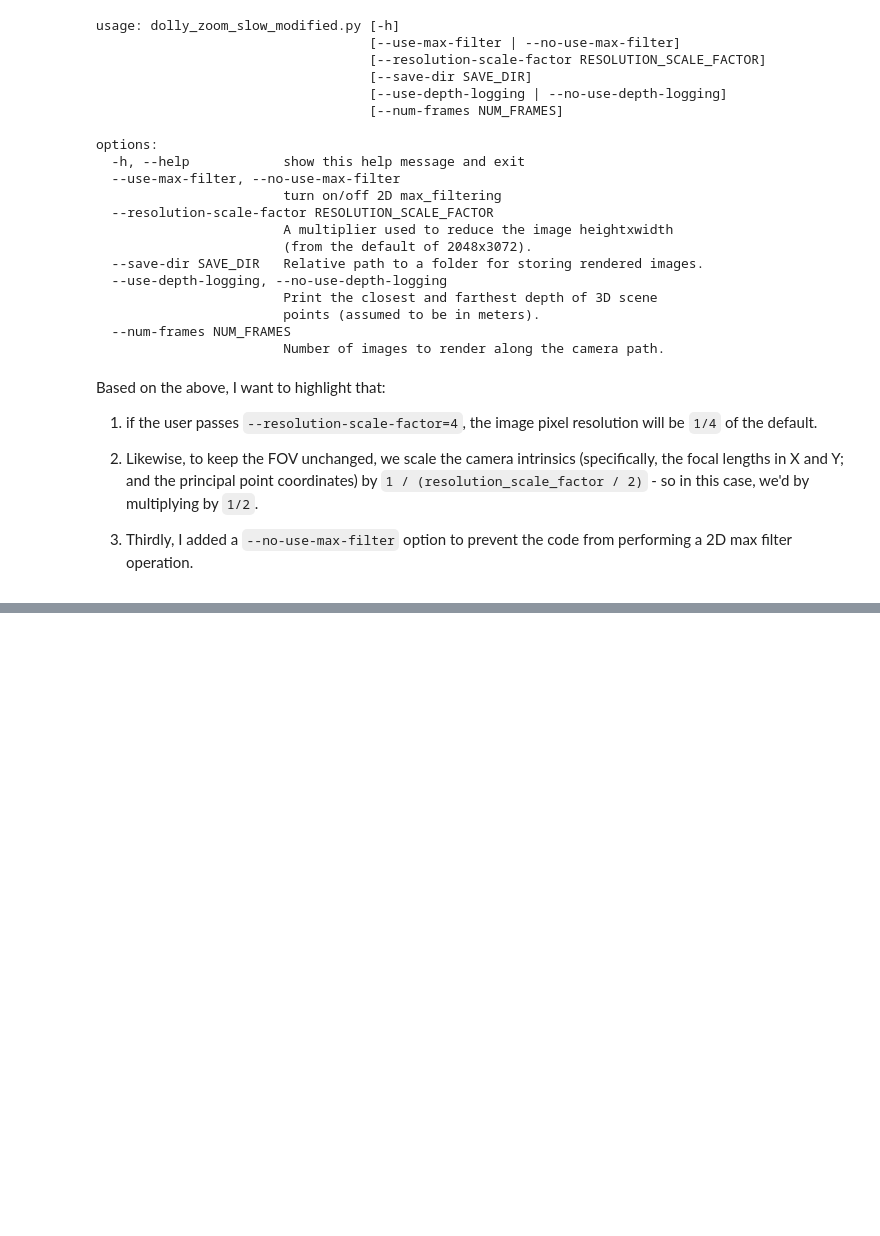
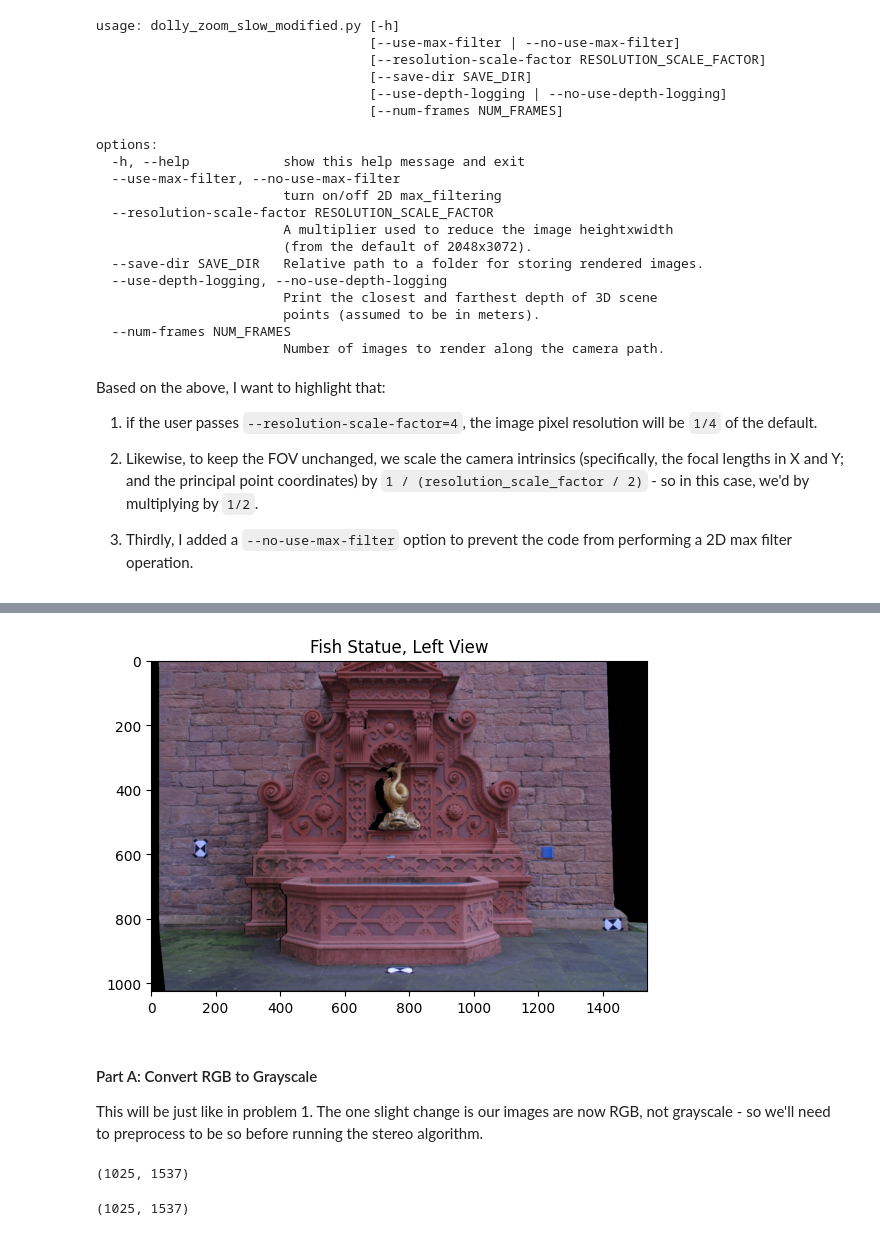
Before and after one commit to sraza-onshape/samaj-3d, a Jupyter notebook: src/experiments_hw2.ipynb, the cells around one changed output, grey strips where cells are left out. Saved outputs shown, nothing was run; the diff lists cells and outputs as text; code cells hidden in the pictures; blank space fills up the shorter version.

```diff
--- a/src/experiments_hw2.ipynb
+++ b/src/experiments_hw2.ipynb
@@ -605,0 +688,10 @@ For rendering, I tried to keep the extrinsic parameters simple:
+# %%
+plt.imshow(left_fish_image)
+plt.title("Fish Statue, Left View")
+plt.show()
+# %% [output]
+[figure, added]
+# %% [markdown]
+#### Part A: Convert RGB to Grayscale
+
+This will be just like in problem 1. The one slight change is our images are now RGB, not grayscale - so we'll need to preprocess to be so before running the stereo algorithm.
@@ -605,0 +704,10 @@ For rendering, I tried to keep the extrinsic parameters simple:
+# %%
+left_fish_image_gray = convert_rgb_to_gray(left_fish_image)
+left_fish_image_gray.shape  # sanity check on the image dimensions
+# %% [output]
+(1025, 1537)
+# %%
+right_fish_image_gray = convert_rgb_to_gray(right_fish_image)
+right_fish_image_gray.shape  # sanity check
+# %% [output]
+(1025, 1537)
```
Also changed, not shown: parts of 20 cells of this notebook, 1 other file.
